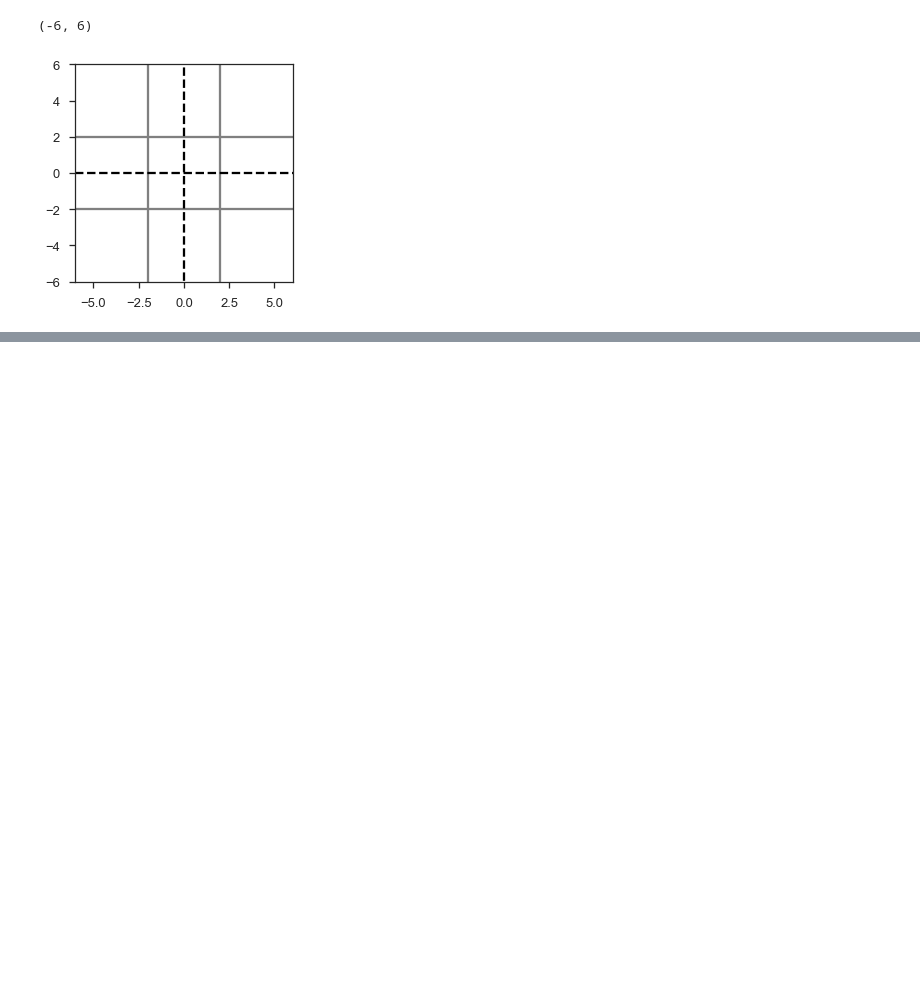
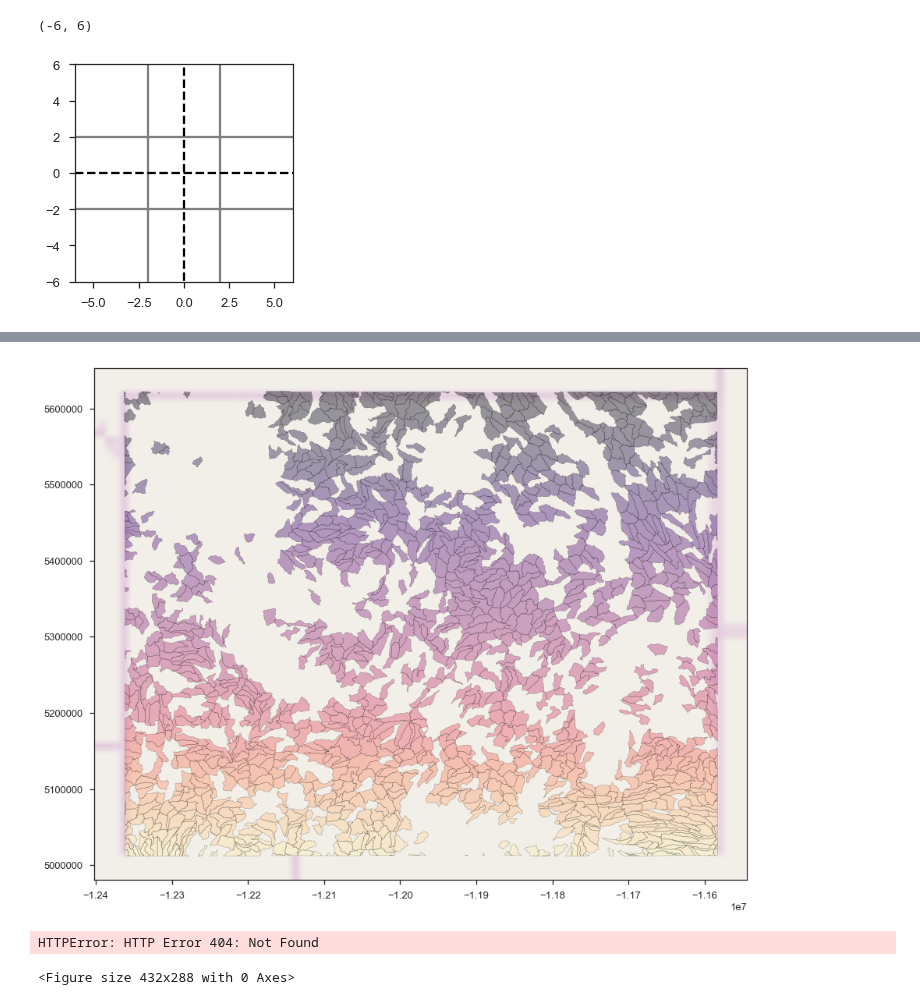
Before and after one commit to jessepisel/criticalandstrategic, a Jupyter notebook: Figure creation.ipynb, the cells around one changed output, grey strips where cells are left out. Cells and saved outputs as stored; diff of their text form; code cells hidden in the pictures; blank space fills up the shorter version.

```diff
--- a/Figure creation.ipynb
+++ b/Figure creation.ipynb
@@ -273,0 +324,6 @@ array([2., 2., 2., 2., 2., 2., 2., 2., 2., 2.])
+# %%
+ax = ree_sed_hot.plot(figsize=(15, 15), alpha=0.4, edgecolor='k', cmap='magma')
+
+add_basemap(ax, zoom=4, url=ctx.sources.OSM_A)
+# %% [output]
+[figure, added]
@@ -273,0 +337,6 @@ array([2., 2., 2., 2., 2., 2., 2., 2., 2., 2.])
+# %%
+ree_sed[ree_sed['zscore'] >=2.0].plot(figsize=(10, 10), alpha=0.4, edgecolor='k', color='green', ax=ax, label='Potential Areas')
+add_basemap(ax, zoom=10, url='https://api.tiles.mapbox.com/v4/cjnlyd3ll0qh42smrrbe8q8c4/tileZ/tileX/tileY.png?access_token=pk.eyJ1IjoiamVzc2VwaXNlbCIsImEiOiJjamdmaHlxajkybnhmMnFtcXppaW90bDVjIn0.i2qzLErAxTjsmwl127P-jQ')
+# %% [output]
+HTTPError: HTTP Error 404: Not Found
+<Figure size 432x288 with 0 Axes>
```
Also changed, not shown: parts of 9 cells of this notebook.
